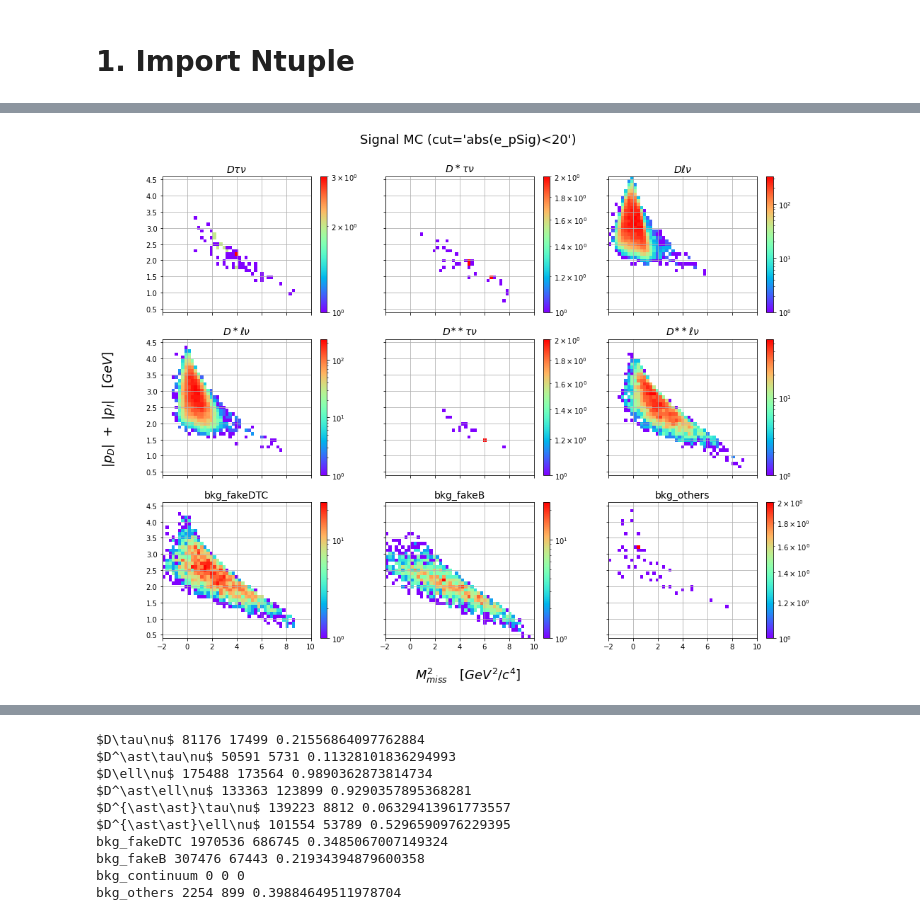
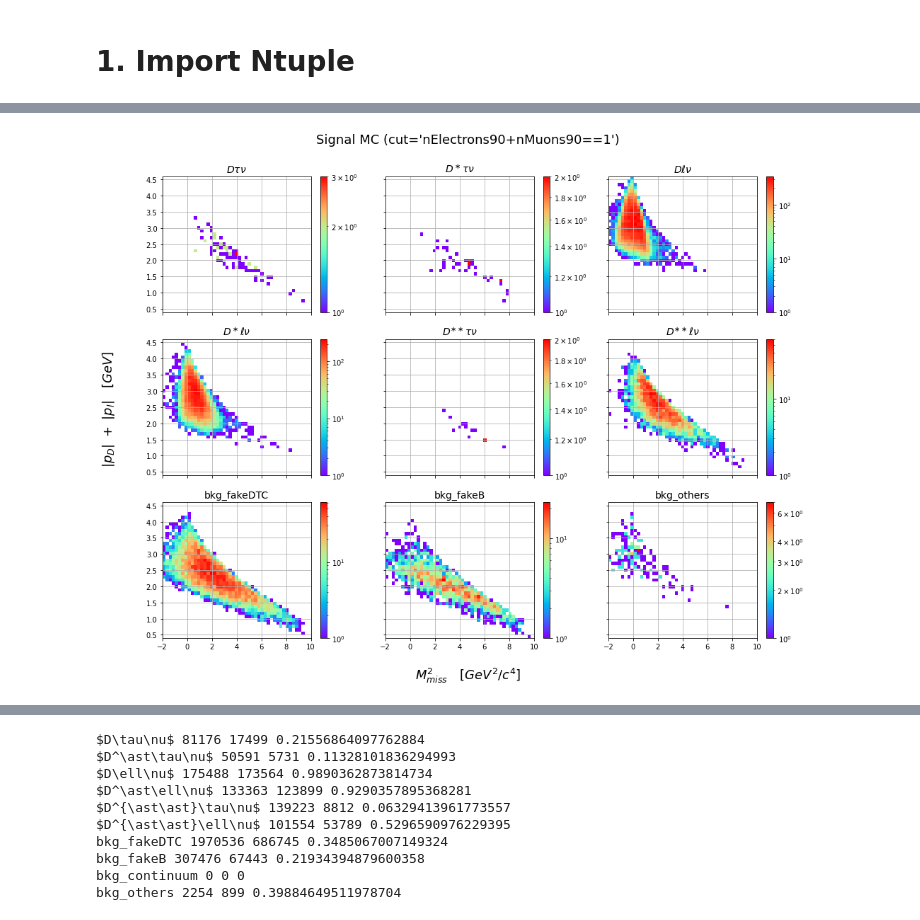
Before and after one commit to zjkjsd/inclusive_R_D, a Jupyter notebook: Offline/2_PlotNtuple_e.ipynb, the cells around one changed output, grey strips where cells are left out. Saved outputs shown, nothing was run; the diff lists cells and outputs as text; code cells hidden in the pictures.

```diff
--- a/Offline/2_PlotNtuple_e.ipynb
+++ b/Offline/2_PlotNtuple_e.ipynb
@@ -88,4 +116,4 @@ mpl.plot_norms_overlaid(variable='D_pSig',cut='B0_CMS3_weMissM2>2.5 and p_D_l<3'
 # %%
-mpl.plot_hist_2d(cut='abs(e_pSig)<20', mask=False)
+mpl.plot_hist_2d(cut='nElectrons90+nMuons90==1', mask=False)
 # %% [output]
-[figure, old version]
+[figure, new version]
```
Also changed, not shown: parts of 9 cells of this notebook, 14 other files.
